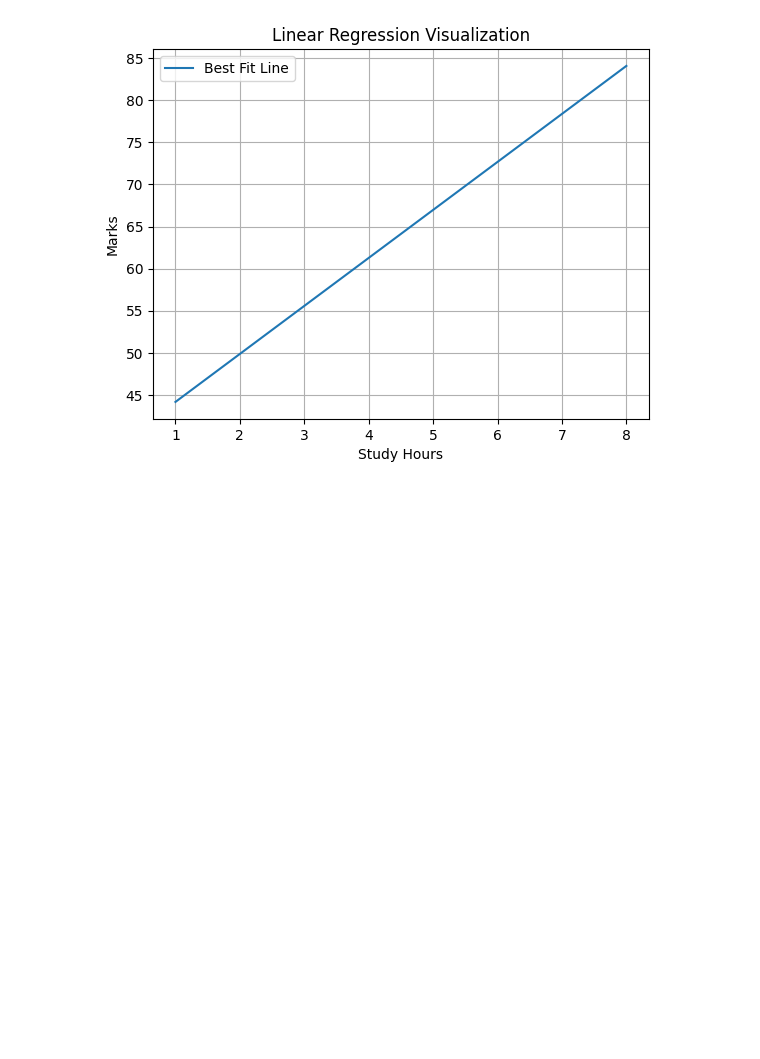
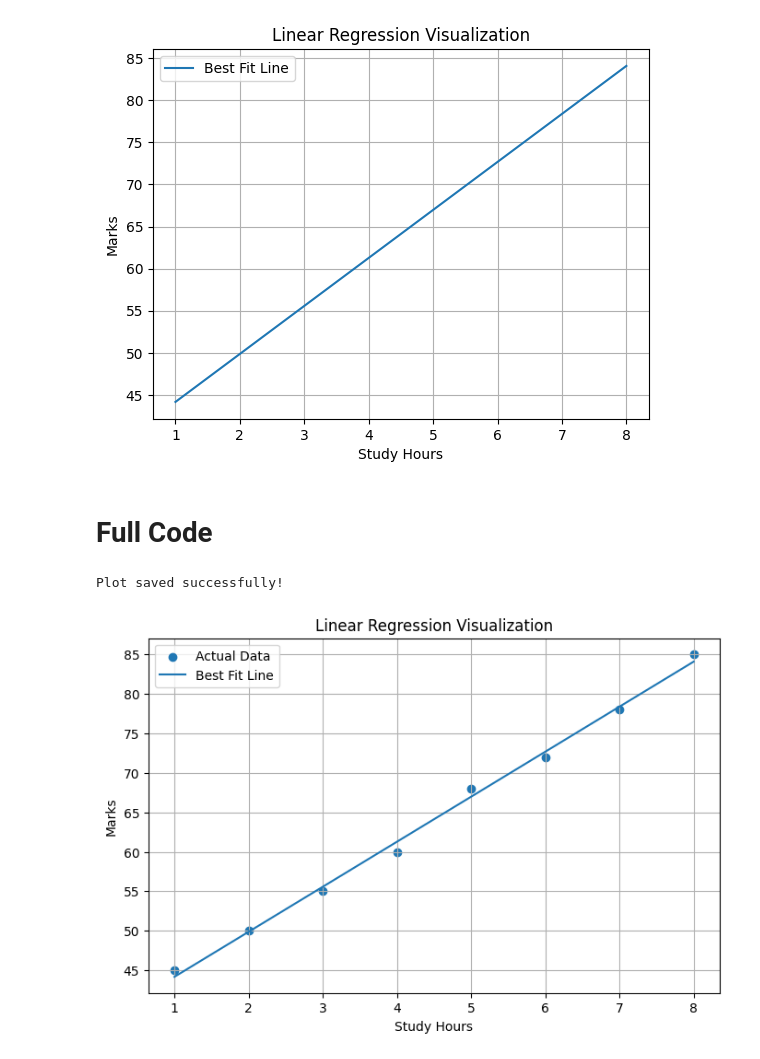
Before and after one commit to md-zeeshan-agentic-ai-engineer/agentic-ai-engineering-journey, a Jupyter notebook: phase_2_machine_learning/week_14_linear_regression/day_6_visualization/regression_visualization.ipynb, the cells around one changed output. Cells and saved outputs as stored; diff of their text form; code cells hidden in the pictures; blank space fills up the shorter version.

Commit message:
improve: refine linear regression implementation

```diff
--- a/phase_2_machine_learning/week_14_linear_regression/day_6_visualization/regression_visualization.ipynb
+++ b/phase_2_machine_learning/week_14_linear_regression/day_6_visualization/regression_visualization.ipynb
@@ -40,3 +40,37 @@ print("Plot saved successfully!")
 # %% [output]
 Plot saved successfully!
 [figure]
+# %% [markdown]
+# Full Code
+# %%
+import numpy as np
+import matplotlib.pyplot as plt
+from sklearn.linear_model import LinearRegression
+
+X = np.array([1, 2, 3, 4, 5, 6, 7, 8]).reshape(-1, 1)
+y = np.array([45, 50, 55, 60, 68, 72, 78, 85])
+
+model = LinearRegression()
+
+model.fit(X, y)
+
+y_pred = model.predict(X)
+
+plt.figure(figsize = (8, 5))
+
+plt.scatter(X, y, label = "Actual Data")
+
+plt.plot(X, y_pred, label = "Best Fit Line")
+
+plt.xlabel("Study Hours")
+plt.ylabel("Marks")
+plt.title("Linear Regression Visualization")
+
+plt.legend()
+plt.grid()
+
+plt.savefig("regression_plot.png")
+print("Plot saved successfully!")
+# %% [output]
+Plot saved successfully!
+[figure, added]
```
Also changed, not shown: parts of 14 cells of this notebook.
